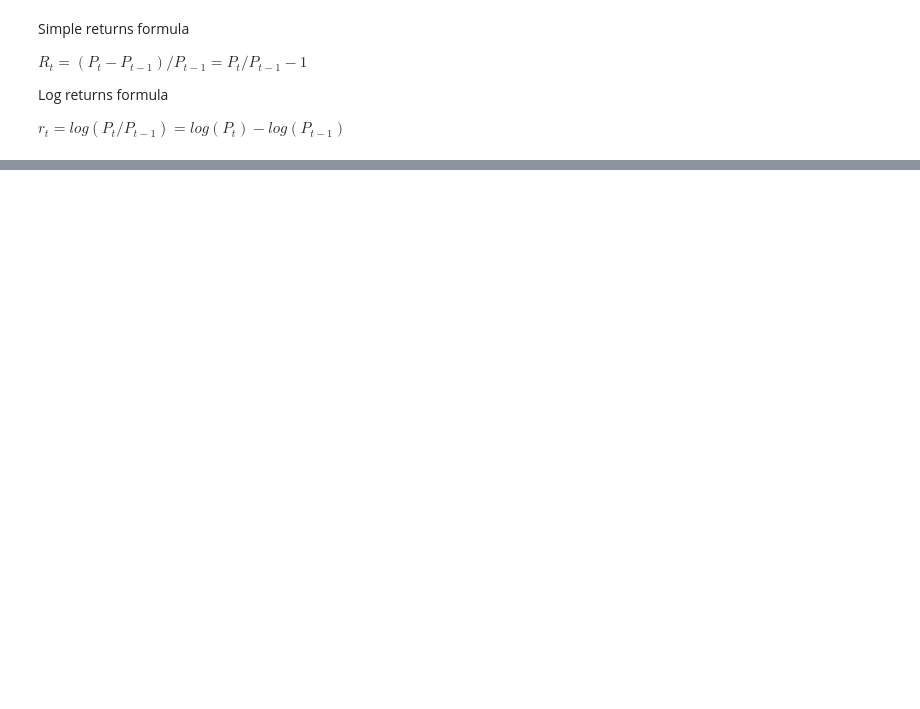
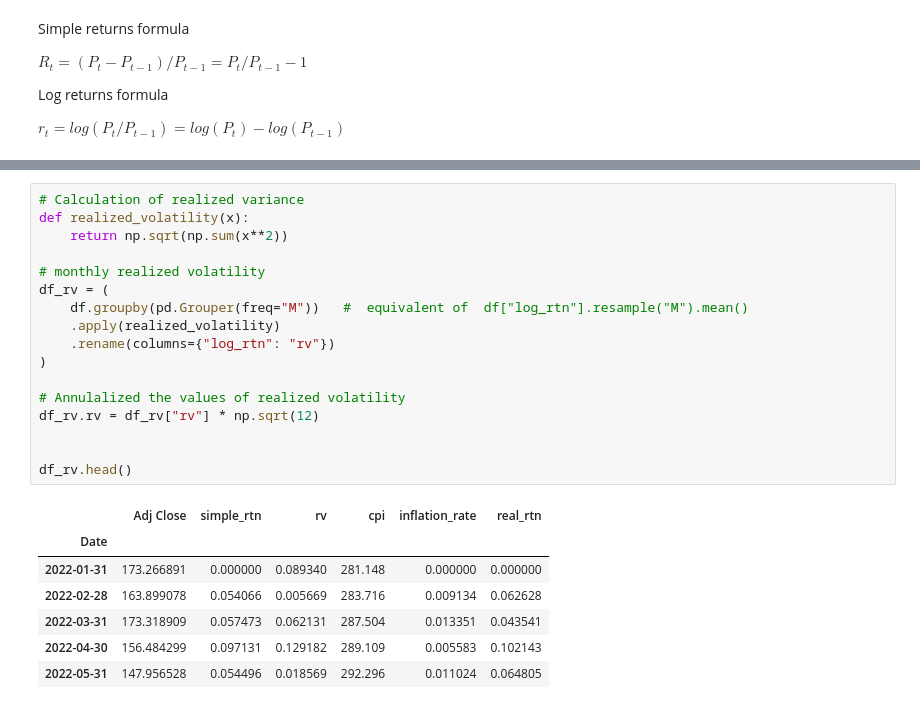
Before and after one commit to valmikroy/pyworkspace, a Jupyter notebook: investment.ipynb, the cells around one changed output, grey strips where cells are left out. Cells and saved outputs as stored; diff of their text form; blank space fills up the shorter version.

```diff
--- a/investment.ipynb
+++ b/investment.ipynb
@@ -119,0 +151,25 @@ df.head()
+# %%
+# Calculation of realized variance
+def realized_volatility(x):
+    return np.sqrt(np.sum(x**2))
+
+# monthly realized volatility
+df_rv = (
+    df.groupby(pd.Grouper(freq="M"))   #  equivalent of  df["log_rtn"].resample("M").mean()
+    .apply(realized_volatility)
+    .rename(columns={"log_rtn": "rv"})
+)
+
+# Annulalized the values of realized volatility
+df_rv.rv = df_rv["rv"] * np.sqrt(12)
+
+
+df_rv.head()
+# %% [output]
+|  | Adj Close | simple_rtn | rv | cpi | inflation_rate | real_rtn |
+| Date |  |  |  |  |  |  |
+| 2022-01-31 | 173.266891 | 0.000000 | 0.089340 | 281.148 | 0.000000 | 0.000000 |
+| 2022-02-28 | 163.899078 | 0.054066 | 0.005669 | 283.716 | 0.009134 | 0.062628 |
+| 2022-03-31 | 173.318909 | 0.057473 | 0.062131 | 287.504 | 0.013351 | 0.043541 |
+| 2022-04-30 | 156.484299 | 0.097131 | 0.129182 | 289.109 | 0.005583 | 0.102143 |
+| 2022-05-31 | 147.956528 | 0.054496 | 0.018569 | 292.296 | 0.011024 | 0.064805 |
```
Also changed, not shown: parts of 7 cells of this notebook.
